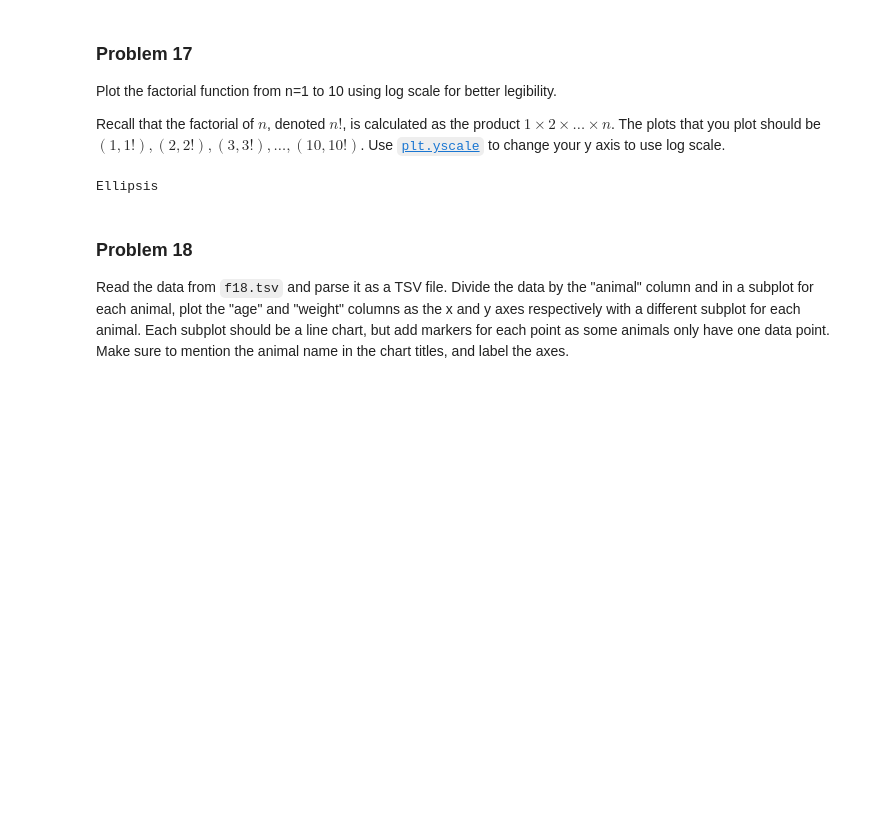
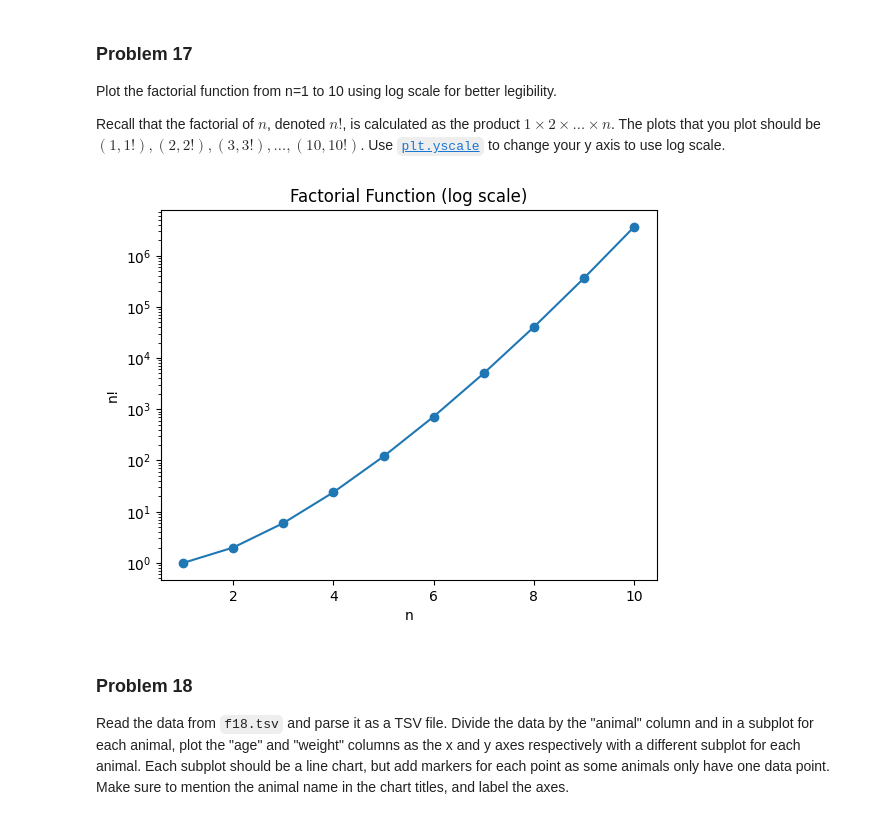
Before and after one commit to JCameronH/dx602-homework-05, a Jupyter notebook: homework.ipynb, the cells around one changed output. Cells and saved outputs as stored; diff of their text form; code cells hidden in the pictures; blank space fills up the shorter version.

```diff
--- a/homework.ipynb
+++ b/homework.ipynb
@@ -535,12 +535,26 @@ Plot the factorial function from n=1 to 10 using log scale for better legibility
 Recall that the factorial of $n$, denoted $n!$, is calculated as the product $1 \times 2 \times \ldots \times n$.
 The plots that you plot should be $(1, 1!), (2, 2!), (3, 3!), \ldots, (10, 10!)$.
 Use [`plt.yscale`](https://matplotlib.org/stable/api/_as_gen/matplotlib.pyplot.yscale.html) to change your y axis to use log scale.
-# %%
-# YOUR CHANGES HERE
-
-...
-# %% [output]
-Ellipsis
+# %%
+# YOUR CHANGES HERE
+
+n = list(range(1, 11))
+
+# Compute factorials for each n
+factorials = [math.factorial(i) for i in n]
+
+# Plot the factorial function
+plt.plot(n, factorials, marker='o')
+
+# Use logarithmic scale for the y-axis
+plt.yscale("log")
+
+plt.title("Factorial Function (log scale)")
+plt.xlabel("n")
+plt.ylabel("n!")
+plt.show()
+# %% [output]
+[figure, added]
 # %% [markdown]
 ### Problem 18
 
```
